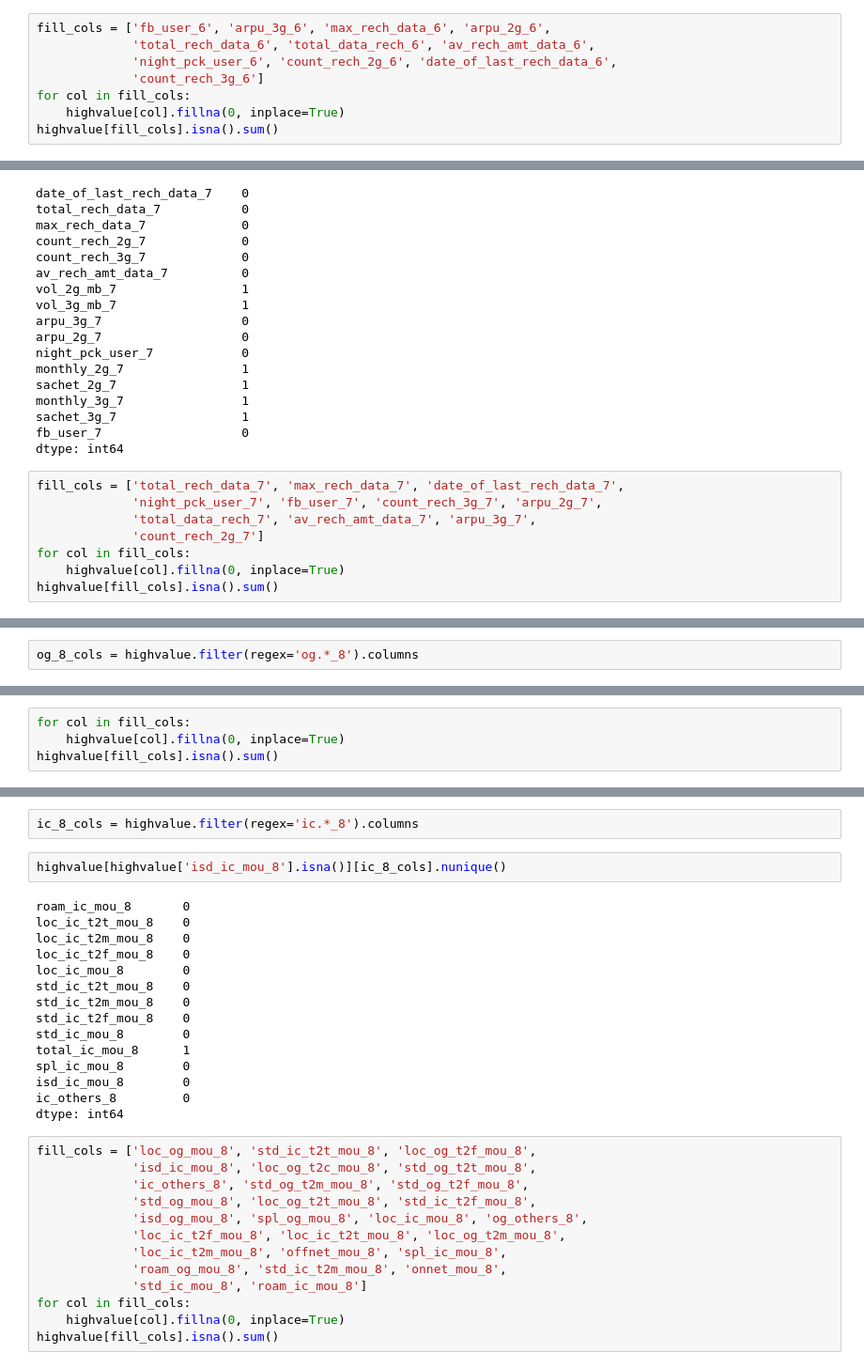
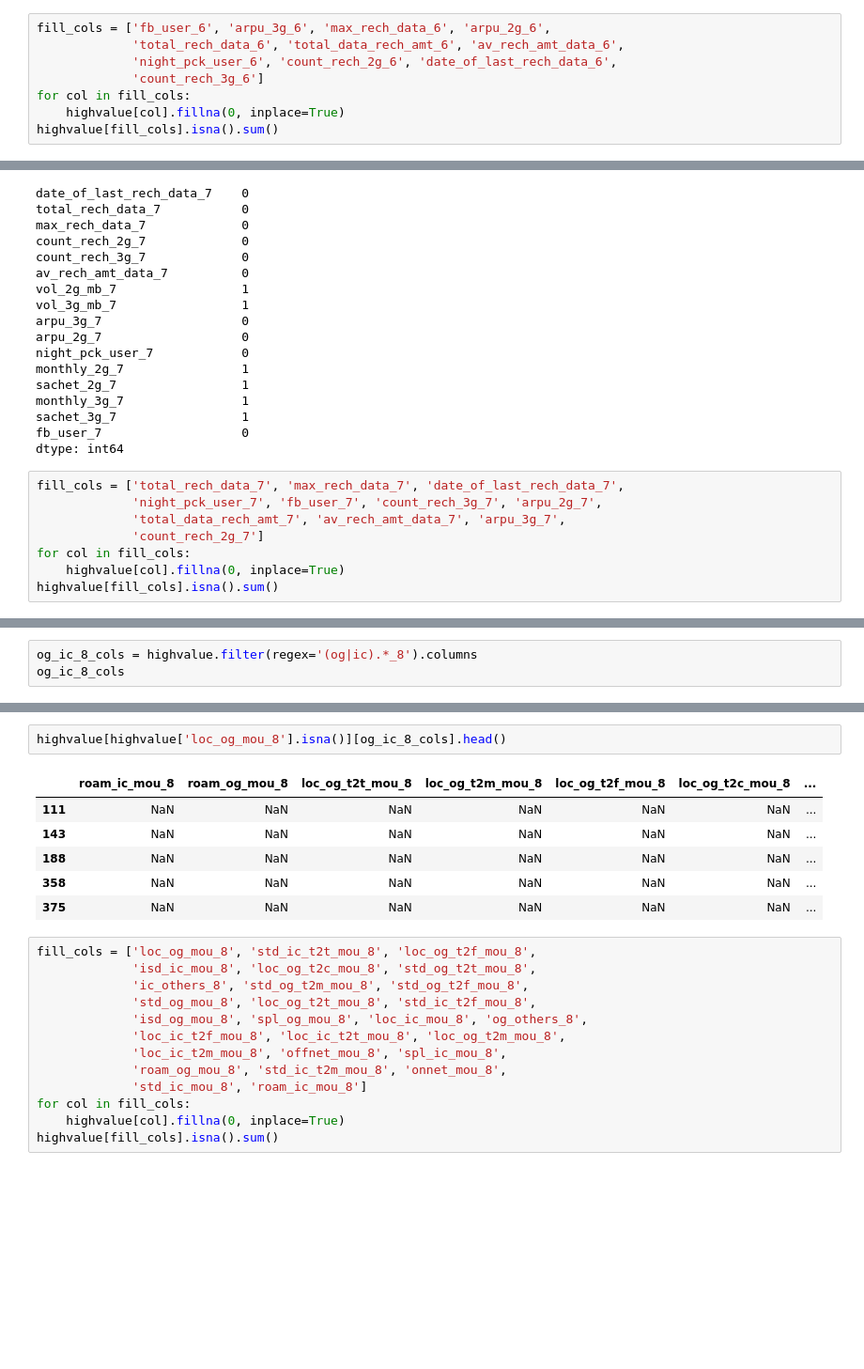
Before and after one commit to Crayon-ShinChan/ids-project, a Jupyter notebook: telecom_large/telecom.ipynb, the cells around one changed output, grey strips where cells are left out. Shown: that part at 94% size. Cells and saved outputs as stored; diff of their text form; blank space fills up the shorter version.

```diff
--- a/telecom_large/telecom.ipynb
+++ b/telecom_large/telecom.ipynb
@@ -346,6 +364,6 @@ dtype: int64
 # %%
 fill_cols = ['fb_user_6', 'arpu_3g_6', 'max_rech_data_6', 'arpu_2g_6',
-             'total_rech_data_6', 'total_data_rech_6', 'av_rech_amt_data_6',
+             'total_rech_data_6', 'total_data_rech_amt_6', 'av_rech_amt_data_6',
              'night_pck_user_6', 'count_rech_2g_6', 'date_of_last_rech_data_6',
              'count_rech_3g_6']
 for col in fill_cols:
@@ -387,7 +409,7 @@ dtype: int64
 # %%
 fill_cols = ['total_rech_data_7', 'max_rech_data_7', 'date_of_last_rech_data_7',
              'night_pck_user_7', 'fb_user_7', 'count_rech_3g_7', 'arpu_2g_7',
-             'total_data_rech_7', 'av_rech_amt_data_7', 'arpu_3g_7',
+             'total_data_rech_amt_7', 'av_rech_amt_data_7', 'arpu_3g_7',
              'count_rech_2g_7']
 for col in fill_cols:
     highvalue[col].fillna(0, inplace=True)
@@ -434,2 +434,3 @@ highvalue['isd_og_mou_8'].isna().sum()
 # %%
-og_8_cols = highvalue.filter(regex='og.*_8').columns
+og_ic_8_cols = highvalue.filter(regex='(og|ic).*_8').columns
+og_ic_8_cols
@@ -453,5 +466 @@ total_og_mou_8      1
 dtype: int64
-# %%
-for col in fill_cols:
-    highvalue[col].fillna(0, inplace=True)
-highvalue[fill_cols].isna().sum()
@@ -471,22 +467,12 @@ dtype: int64
-# %%
-ic_8_cols = highvalue.filter(regex='ic.*_8').columns
 # %%
-highvalue[highvalue['isd_ic_mou_8'].isna()][ic_8_cols].nunique()
+highvalue[highvalue['loc_og_mou_8'].isna()][og_ic_8_cols].head()
 # %% [output]
-roam_ic_mou_8       0
-loc_ic_t2t_mou_8    0
-loc_ic_t2m_mou_8    0
-loc_ic_t2f_mou_8    0
-loc_ic_mou_8        0
-std_ic_t2t_mou_8    0
-std_ic_t2m_mou_8    0
-std_ic_t2f_mou_8    0
-std_ic_mou_8        0
-total_ic_mou_8      1
-spl_ic_mou_8        0
-isd_ic_mou_8        0
-ic_others_8         0
-dtype: int64
+|  | roam_ic_mou_8 | roam_og_mou_8 | loc_og_t2t_mou_8 | loc_og_t2m_mou_8 | loc_og_t2f_mou_8 | loc_og_t2c_mou_8 | ... |
+| 111 | NaN | NaN | NaN | NaN | NaN | NaN | ... |
+| 143 | NaN | NaN | NaN | NaN | NaN | NaN | ... |
+| 188 | NaN | NaN | NaN | NaN | NaN | NaN | ... |
+| 358 | NaN | NaN | NaN | NaN | NaN | NaN | ... |
+| 375 | NaN | NaN | NaN | NaN | NaN | NaN | ... |
 # %%
 fill_cols = ['loc_og_mou_8', 'std_ic_t2t_mou_8', 'loc_og_t2f_mou_8',
              'isd_ic_mou_8', 'loc_og_t2c_mou_8', 'std_og_t2t_mou_8',
```
Also changed, not shown: parts of 74 cells of this notebook.
